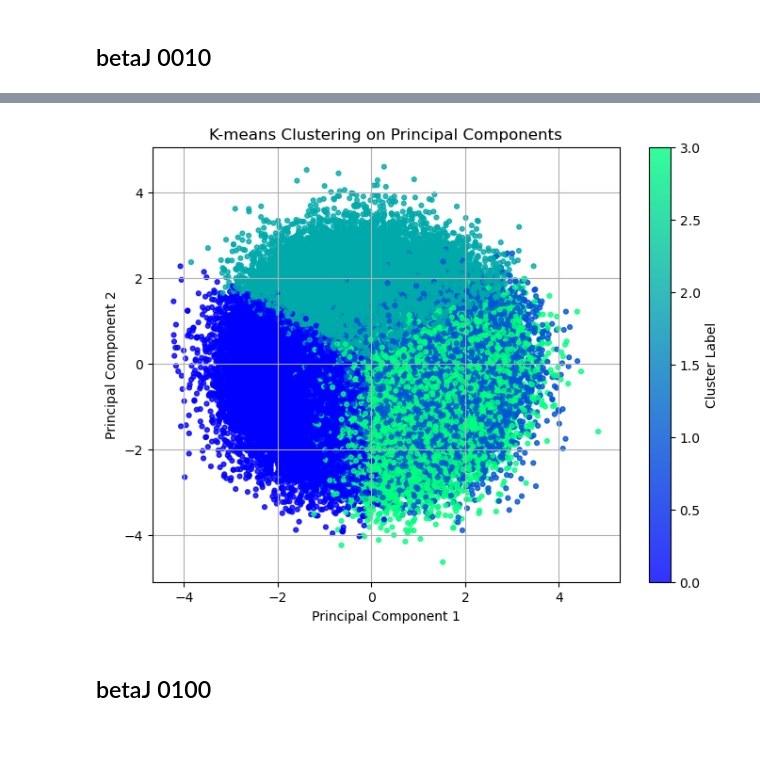
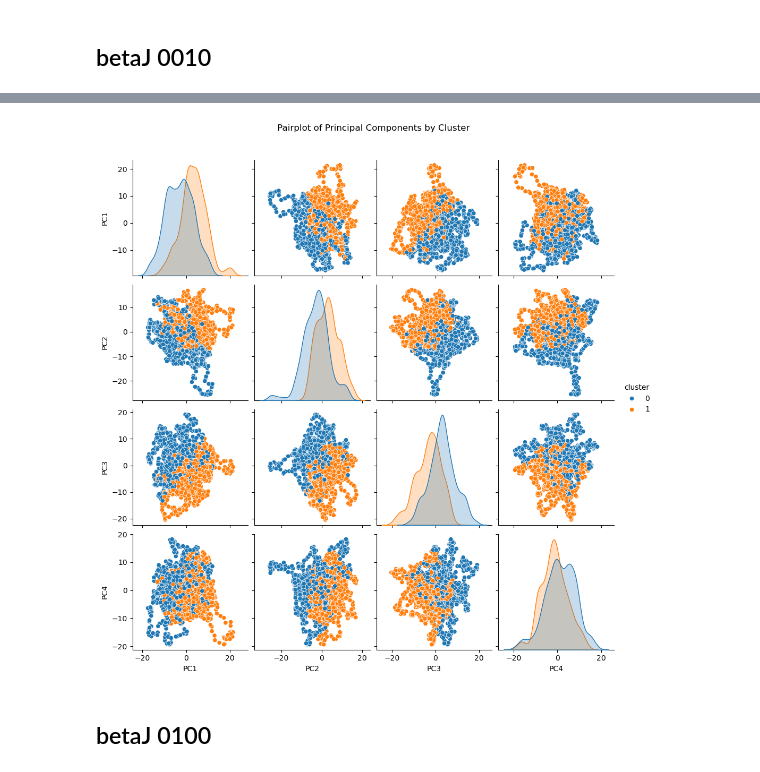
Before and after one commit to garrett-reinhard/IsingReduction, a Jupyter notebook: Ising_Reduction.ipynb, the cells around one changed output, grey strips where cells are left out. Saved outputs shown, nothing was run; the diff lists cells and outputs as text; code cells hidden in the pictures; blank space fills up the shorter version.

```diff
--- a/Ising_Reduction.ipynb
+++ b/Ising_Reduction.ipynb
@@ -8,2 +9,37 @@ import os
+# %%
+def PCA_analysis(directory, scaler=sklearn.preprocessing.MaxAbsScaler(), n_components=4):
+
+    full_paths = glob.glob(os.path.join(directory_path, 'spins_iter-*.csv'))
+
+    flist = []
+    for filename in full_paths:
+        df = pd.read_csv(filename, header=None)
+        flist.append(df)
+
+    arraylist = []
+    for file in flist:
+        array = file.to_numpy()
+        flattened_array = array.flatten()
+        arraylist.append(flattened_array)
+
+    df = pd.DataFrame(arraylist)
+
+    scaled = scaler.fit_transform(df)
+
+    pca = sklearn.decomposition.PCA(n_components)
+    pca.fit(scaled)
+
+    principal_components = pca.transform(scaled)
+    return principal_components
+
+def cluster_and_plot(pca, model=sklearn.cluster.KMeans(n_clusters=2, random_state=42)):
+    cluster_labels = model.fit_predict(principal_components)
+
+    pdf = pd.DataFrame(data=principal_components, columns=['PC1', 'PC2', 'PC3', 'PC4'])
+    pdf['cluster'] = cluster_labels
+
+    sns.pairplot(pdf, hue='cluster', diag_kind='kde')
+    plt.suptitle('Pairplot of Principal Components by Cluster', y=1.05)
+    plt.show()
 # %% [markdown]
 ## betaJ 0010
@@ -41,16 +46,9 @@ plt.show()
-# %%
-dfkmeans = sklearn.cluster.KMeans(n_clusters=2, random_state=42)
-cluster_labels = kmeans.fit_predict(principal_components)
-
-plt.figure(figsize=(8, 6))
-scatter = plt.scatter(principal_components[:, 0], principal_components[:, 1], c=cluster_labels, s=12, alpha=0.8, cmap='winter')
-plt.xlabel('Principal Component 1')
-plt.ylabel('Principal Component 2')
-plt.title('K-means Clustering on Principal Components')
-plt.colorbar(scatter, label='Cluster Label')
-plt.grid(True)
-plt.show()
-# %% [output]
-[figure, removed]
+# %%
+directory_path = '/home/user/IsingData/Data/betaJ-0010_vf-050_nrows-100_ncols-100'
+
+principal_components = PCA_analysis(directory=directory_path)
+cluster_and_plot(pca=principal_components)
+# %% [output]
+[figure, added]
 # %% [markdown]
 ## betaJ 0100
```
Also changed, not shown: parts of 20 cells of this notebook.
